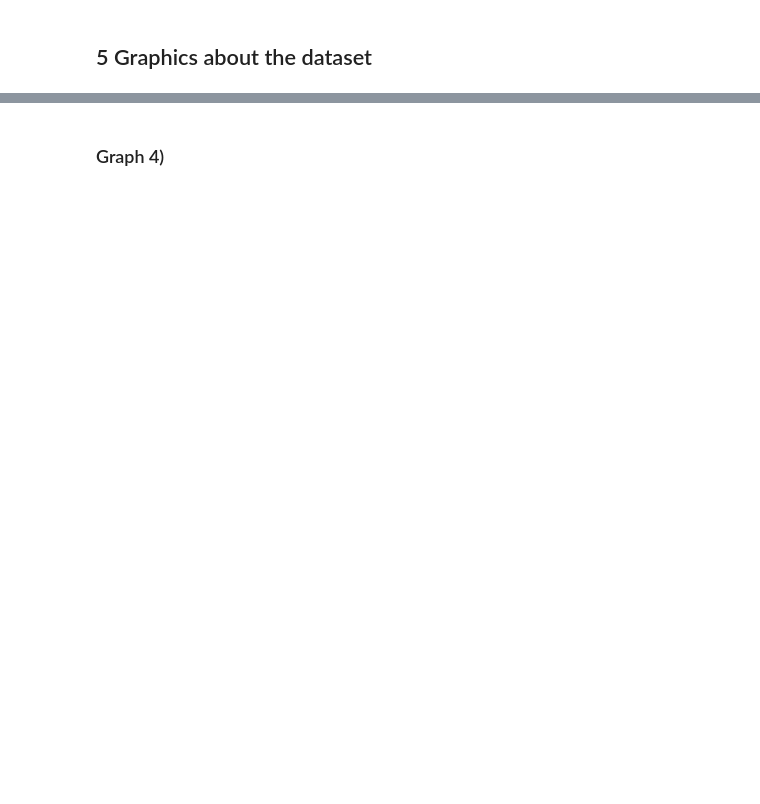
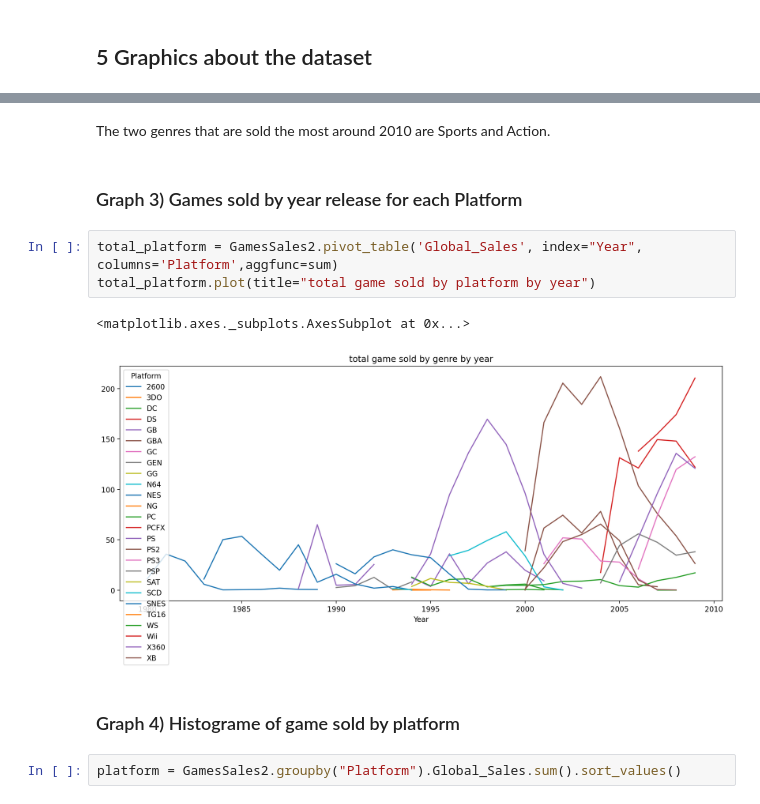
Before and after one commit to ThomasHubert01/PythonForData_TD1, a Jupyter notebook: [Python for Data Analysis] - Video Game Dataset - Thomas HUBERT IBO A5 .ipynb, the cells around one changed output, grey strips where cells are left out. Saved outputs shown, nothing was run; the diff lists cells and outputs as text; blank space fills up the shorter version.

```diff
--- a/[Python for Data Analysis] - Video Game Dataset - Thomas HUBERT IBO A5 .ipynb
+++ b/[Python for Data Analysis] - Video Game Dataset - Thomas HUBERT IBO A5 .ipynb
@@ -162,2 +224,14 @@ where_sold("Nintendo")
+# %% [markdown]
+The two genres that are sold the most around 2010 are Sports and Action.
+# %% [markdown]
+### Graph 3) Games sold by year release for each Platform
+# %%
+total_platform = GamesSales2.pivot_table('Global_Sales', index="Year", columns='Platform',aggfunc=sum)
+total_platform.plot(title="total game sold by platform by year")
+# %% [output]
+<matplotlib.axes._subplots.AxesSubplot at 0x...>
+[figure, added]
 # %% [markdown]
-### Graph 4)
+### Graph 4) Histograme of game sold by platform
+# %%
+platform = GamesSales2.groupby("Platform").Global_Sales.sum().sort_values()
```
Also changed, not shown: parts of 26 cells of this notebook.
